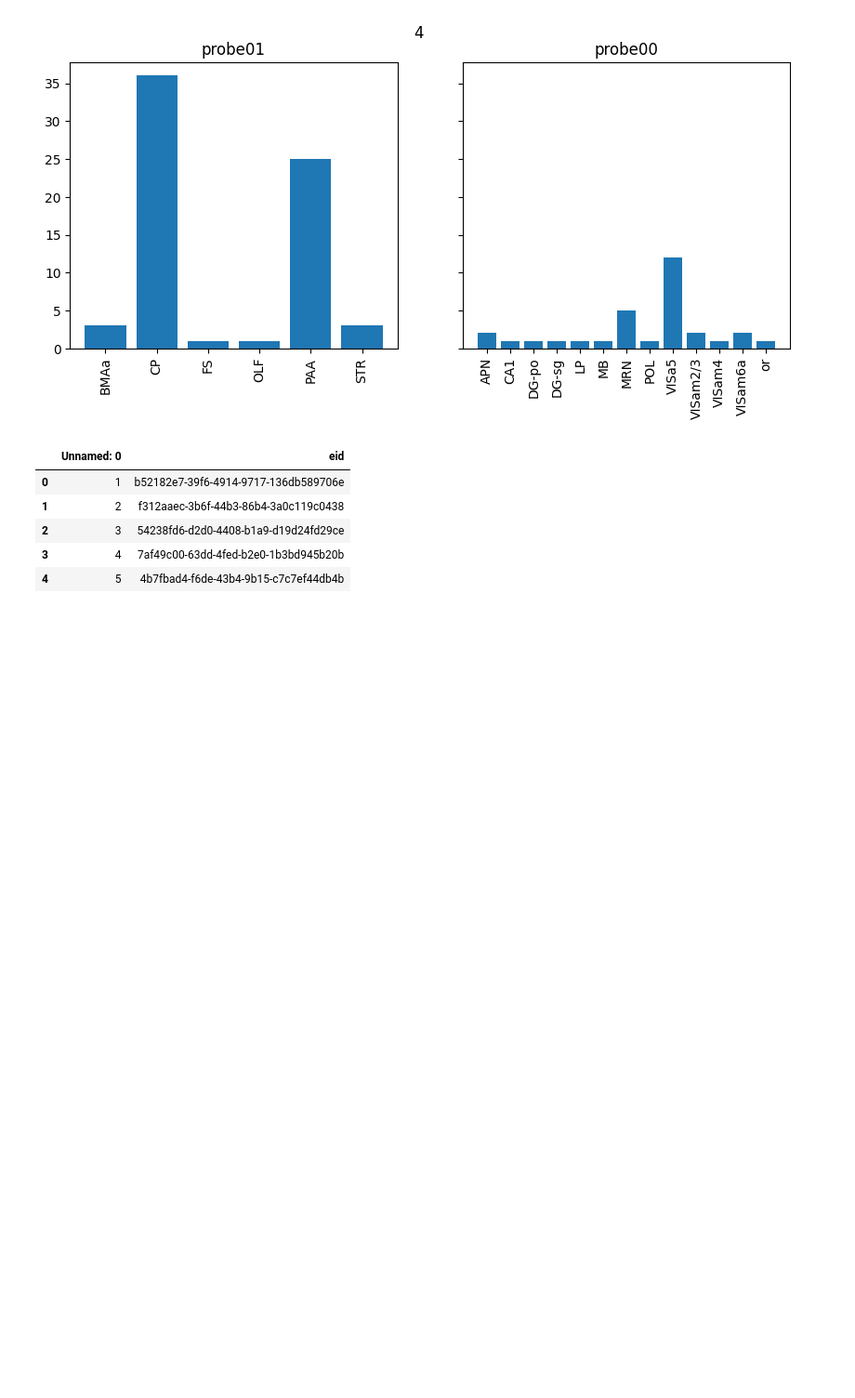
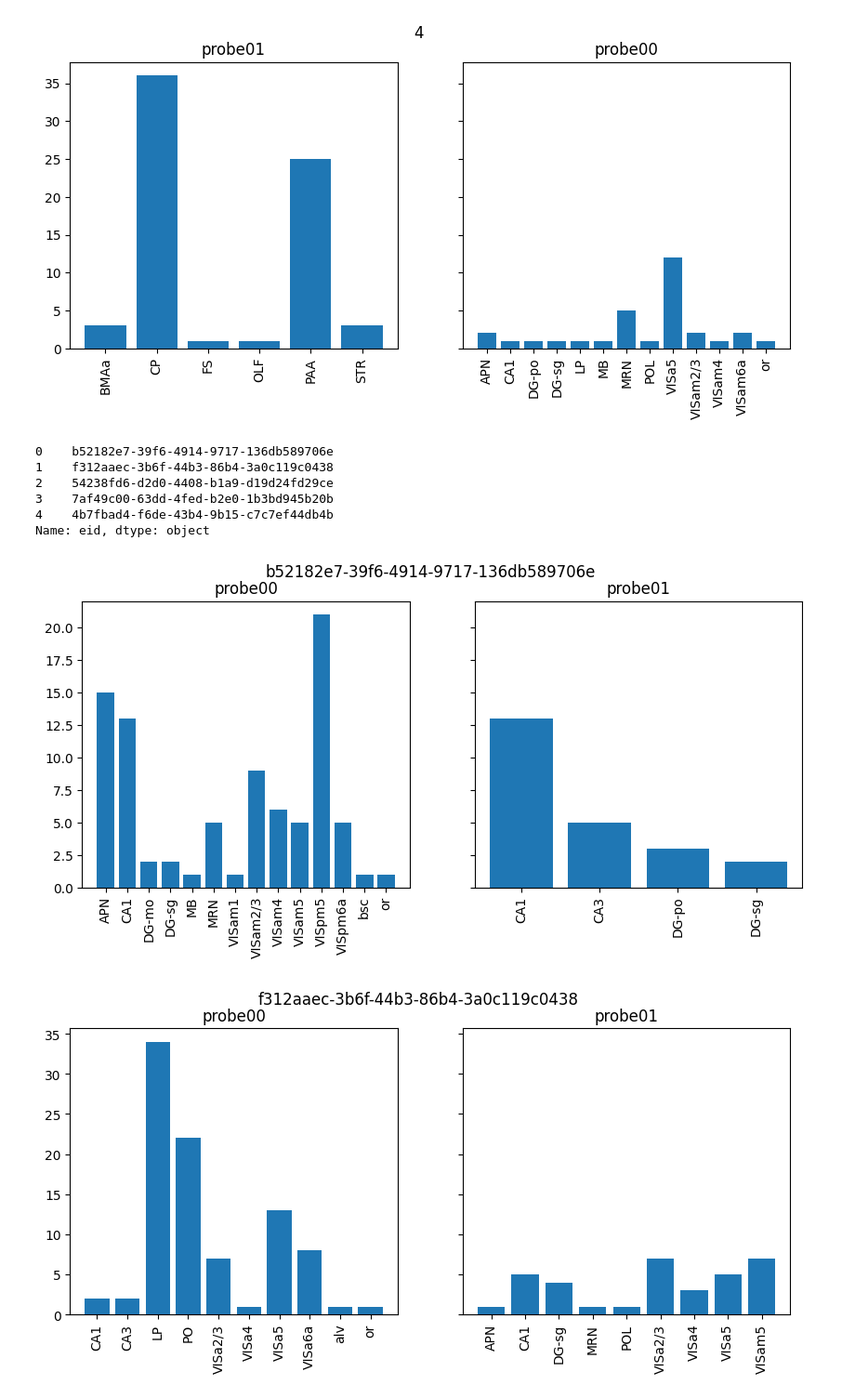
Before and after one commit to debottamKundu/ibl-partial-info-decomp, a Jupyter notebook: notebooks/1.1_good_decoding_sessions.ipynb, the cells around one changed output. Shown at 93% size. Saved outputs shown, nothing was run; the diff lists cells and outputs as text; code cells hidden in the pictures; blank space fills up the shorter version.

```diff
--- a/notebooks/1.1_good_decoding_sessions.ipynb
+++ b/notebooks/1.1_good_decoding_sessions.ipynb
@@ -395,11 +393,11 @@ eids_to_download[1:6].to_csv('../data/processed/eids_to_analyse.csv')
 # %%
 X = pd.read_csv('../data/processed/eids_to_analyse.csv')
 # %%
-X
+X.eid
 # %% [output]
-|  | Unnamed: 0 | eid |
-| 0 | 1 | b52182e7-39f6-4914-9717-136db589706e |
-| 1 | 2 | f312aaec-3b6f-44b3-86b4-3a0c119c0438 |
-| 2 | 3 | 54238fd6-d2d0-4408-b1a9-d19d24fd29ce |
-| 3 | 4 | 7af49c00-63dd-4fed-b2e0-1b3bd945b20b |
-| 4 | 5 | 4b7fbad4-f6de-43b4-9b15-c7c7ef44db4b |
+0    b52182e7-39f6-4914-9717-136db589706e
+1    f312aaec-3b6f-44b3-86b4-3a0c119c0438
+2    54238fd6-d2d0-4408-b1a9-d19d24fd29ce
+3    7af49c00-63dd-4fed-b2e0-1b3bd945b20b
+4    4b7fbad4-f6de-43b4-9b15-c7c7ef44db4b
+Name: eid, dtype: object
@@ -407,0 +404,15 @@ eids_to_download = X.eid
+# %%
+for idy, eid in tqdm(enumerate(X.eid)):
+    pids, probes = one.eid2pid(eid)
+    fig, ax = plt.subplots(ncols=2, sharey=True, figsize=(10,4))
+    for idx, pid in enumerate(pids):
+        spikes, clusters = load_good_units(one, pid, compute_metrics=False)
+        acry, numbers = np.unique(clusters.acronym, return_counts=True)
+        ax[idx].bar(np.arange(len(acry)), numbers)
+        ax[idx].set_xticks(np.arange(len(acry)), labels=acry, rotation=90)
+        ax[idx].set_title(f'{probes[idx]}')
+    plt.suptitle(f'{eid}')
+    plt.show()
+# %% [output]
+[figure, added]
+[figure, added]
```
Also changed, not shown: parts of 4 cells of this notebook, 28 other files.
